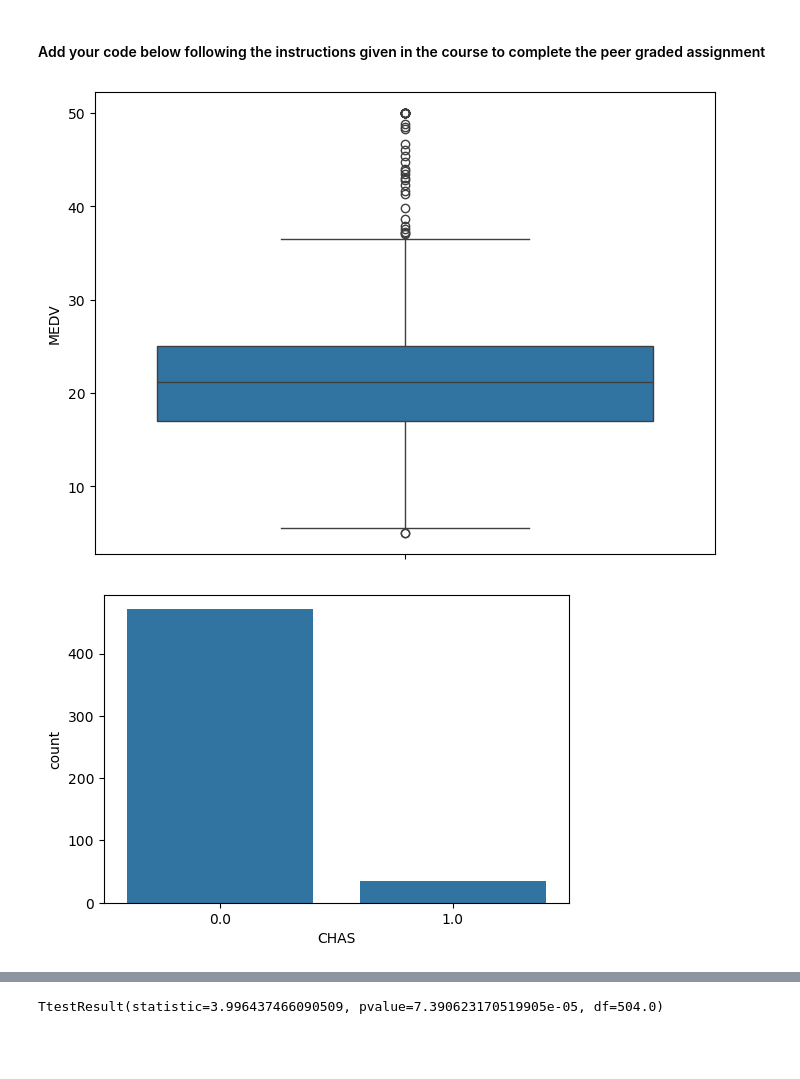
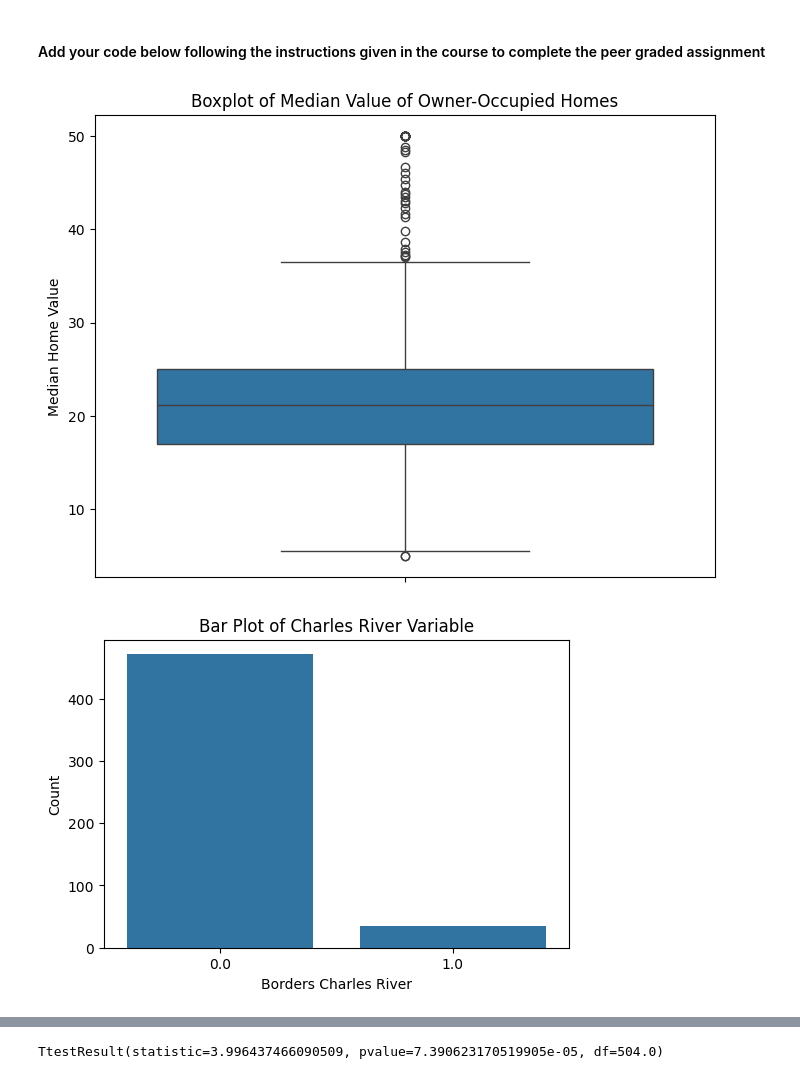
Before and after one commit to todo25/python_sc, a Jupyter notebook: Optional_Peer_Graded_Assignment.jupyterlite.ipynb, the cells around one changed output, grey strips where cells are left out. Saved outputs shown, nothing was run; the diff lists cells and outputs as text; code cells hidden in the pictures; blank space fills up the shorter version.

```diff
--- a/Optional_Peer_Graded_Assignment.jupyterlite.ipynb
+++ b/Optional_Peer_Graded_Assignment.jupyterlite.ipynb
@@ -42,17 +42,22 @@ boston_df=pd.read_csv(boston_url)
 # %%
 #Median value of owner-occupied homes
 pyplot.figure(figsize=(8, 6))
 sns.boxplot(y=boston_df['MEDV'])
+pyplot.title("Boxplot of Median Value of Owner-Occupied Homes")
+pyplot.ylabel("Median Home Value")
 pyplot.show()
 # %% [output]
-[figure, old version]
+[figure, new version]
 # %%
 # 2. Provide a  bar plot for the Charles river variable
 pyplot.figure(figsize=(6, 4))
+pyplot.xlabel("Borders Charles River")
+pyplot.ylabel("Count")
+pyplot.title("Bar Plot of Charles River Variable")
 sns.countplot(x=boston_df['CHAS'])
 pyplot.show()
 # %% [output]
-[figure, old version]
+[figure, new version]
 # %%
 # 3. Provide a boxplot for the MEDV variable vs the AGE variable. (Discretize the age variable into three groups of 35 years and younger, between 35 and 70 years and 70 years and older)
 boston_df['age_group'] = pd.cut(boston_df['AGE'], bins=[0, 35, 70, 100], labels=['0-35', '36-70', '71+'])
```
Also changed, not shown: parts of 7 cells of this notebook.
